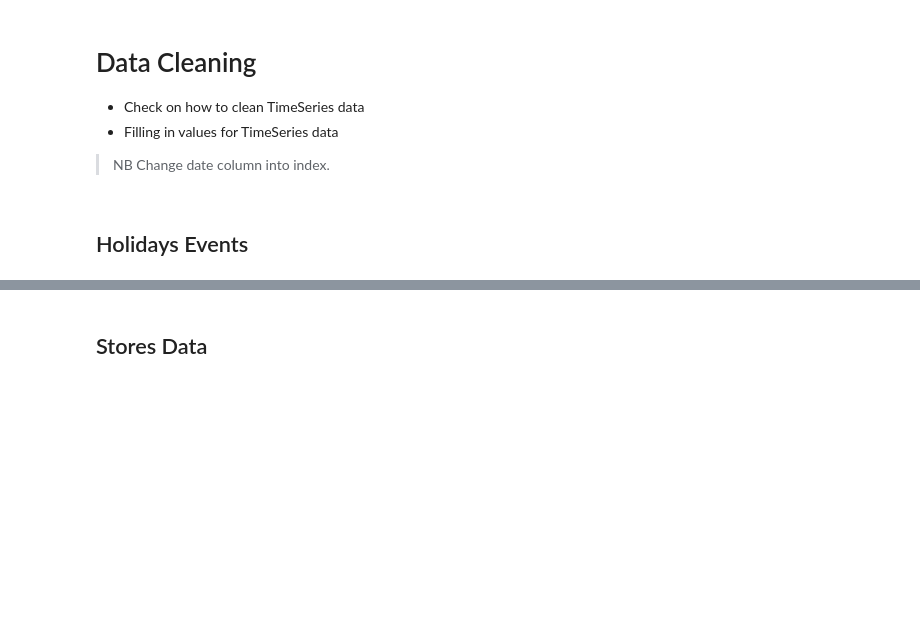
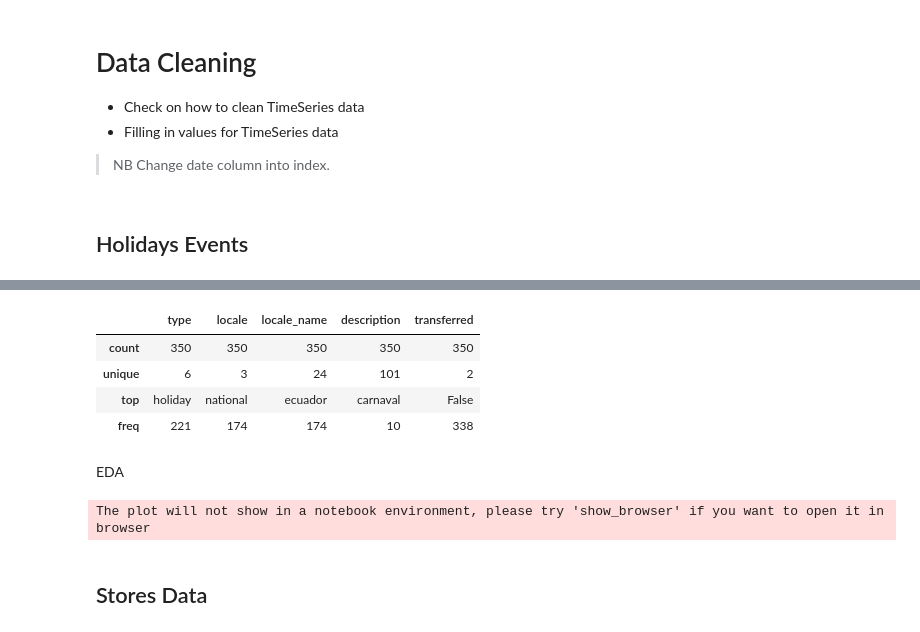
Before and after one commit to Elsiekiprop/Sales-Prediction--Time-Series-Models, a Jupyter notebook: Sales_prediction.ipynb, the cells around one changed output, grey strips where cells are left out. Saved outputs shown, nothing was run; the diff lists cells and outputs as text; code cells hidden in the pictures; blank space fills up the shorter version.

```diff
--- a/Sales_prediction.ipynb
+++ b/Sales_prediction.ipynb
@@ -131,0 +157,3 @@ holidays_events_df=pd.read_csv(path_var + "/holidays_events.csv")
+# %%
+# set date as the index
+holidays_df = holidays_events_df.set_index('date')
@@ -131,0 +172,3 @@ holidays_events_df=pd.read_csv(path_var + "/holidays_events.csv")
+# %%
+#change dataframe to lowercase
+holidays_data = holidays_df.applymap(lambda s: s.lower() if type(s) == str else s)
@@ -132,2 +179,17 @@ holidays_events_df=pd.read_csv(path_var + "/holidays_events.csv")
+# %%
+holidays_data.describe()
+# %% [output]
+|  | type | locale | locale_name | description | transferred |
+| count | 350 | 350 | 350 | 350 | 350 |
+| unique | 6 | 3 | 24 | 101 | 2 |
+| top | holiday | national | ecuador | carnaval | False |
+| freq | 221 | 174 | 174 | 10 | 338 |
+# %% [markdown]
+EDA
+# %%
+# using data prep to explore the dataset
+create_report(holidays_df).show()
+# %% [output]
+The plot will not show in a notebook environment, please try 'show_browser' if you want to open it in browser
 # %% [markdown]
 ## Stores Data
```
Also changed, not shown: parts of 37 cells of this notebook.
